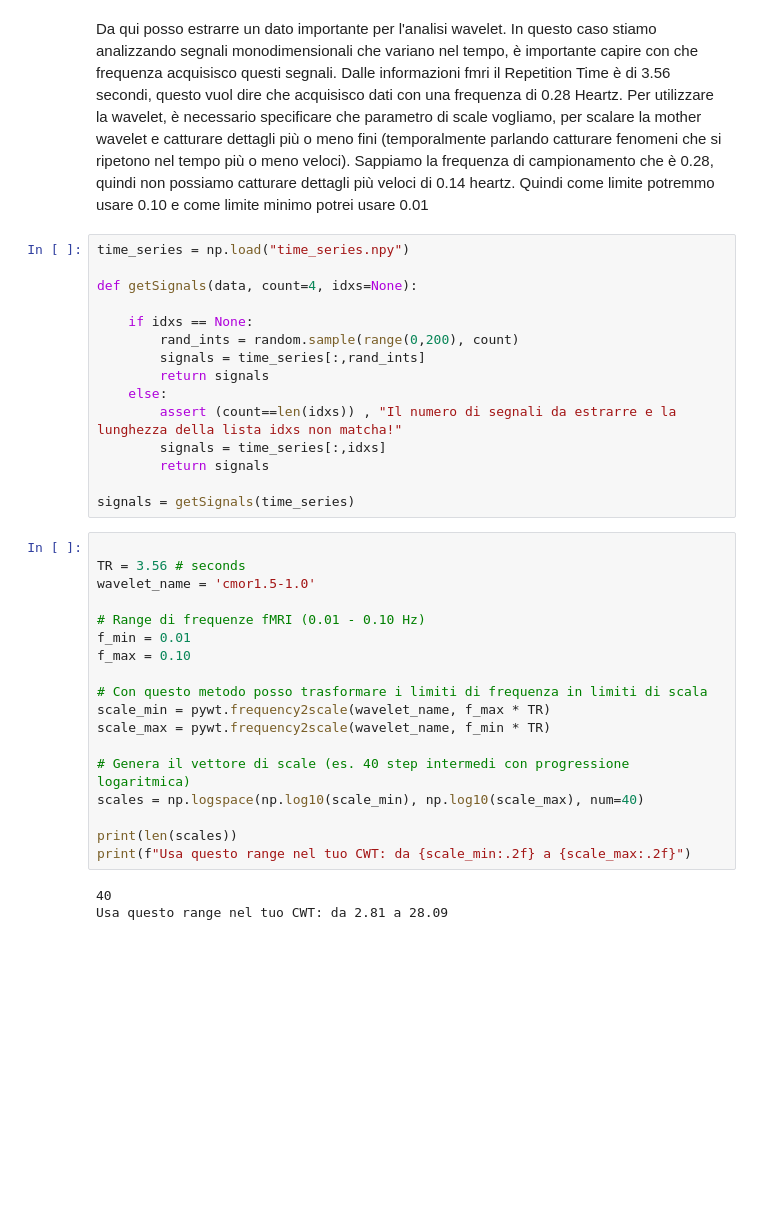
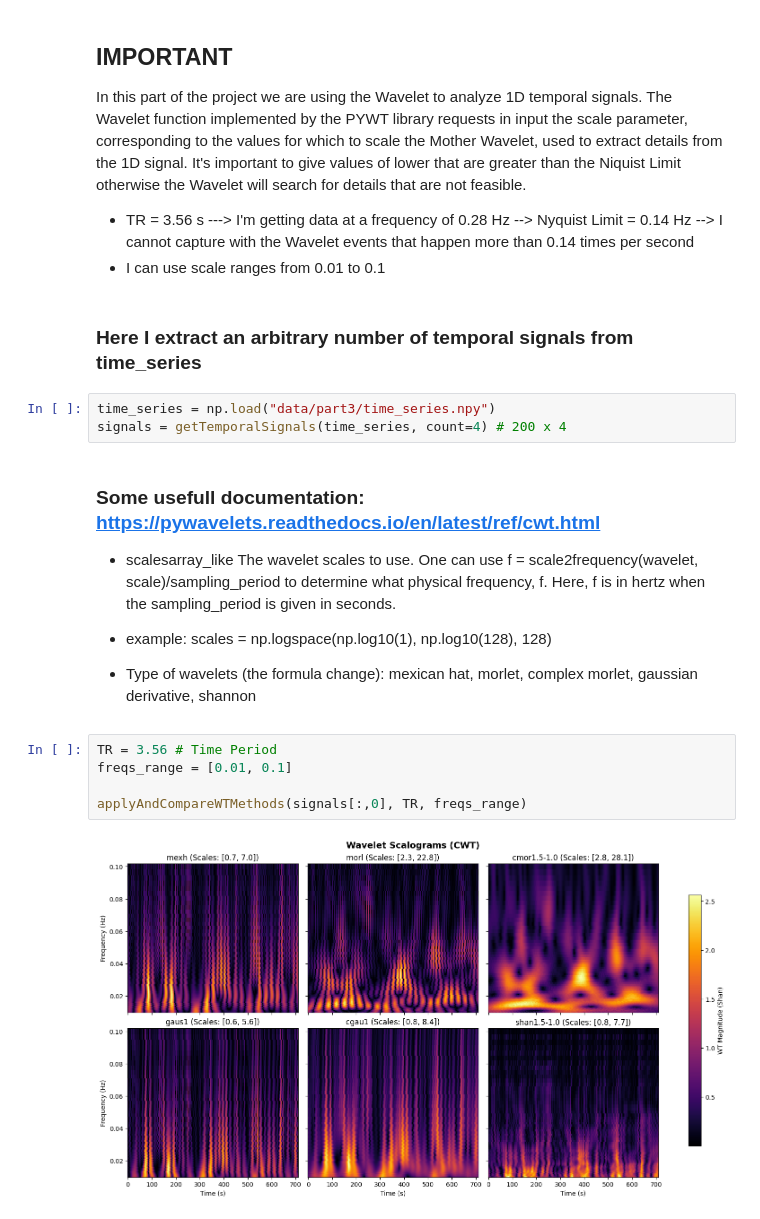
Before and after one commit to tommydelu/MRI-analysis-pipeline, a Jupyter notebook: 4_wavelet_analysis.ipynb, the cells around one changed output. Saved outputs shown, nothing was run; the diff lists cells and outputs as text; blank space fills up the shorter version.

Commit message:
implemented different WT type + improved plot to see differences + wavelet functions

```diff
--- a/4_wavelet_analysis.ipynb
+++ b/4_wavelet_analysis.ipynb
@@ -20,40 +24,29 @@ Dimensions of the NIfTI image: [  4  91 109  91]
 Dimensions of NIfTI img data: (91, 109, 91, 200)
 Voxel size (mm): (2.0, 2.0, 2.0, 3.56)
 # %% [markdown]
-Da qui posso estrarre un dato importante per l'analisi wavelet. In questo caso stiamo analizzando segnali monodimensionali che variano nel tempo, è importante capire con che frequenza acquisisco questi segnali. Dalle informazioni fmri il Repetition Time è di 3.56 secondi, questo vuol dire che acquisisco dati con una frequenza di 0.28 Heartz. Per utilizzare la wavelet, è necessario specificare che parametro di scale vogliamo, per scalare la mother wavelet e catturare dettagli più o meno fini (temporalmente parlando catturare fenomeni che si ripetono nel tempo più o meno veloci). Sappiamo la frequenza di campionamento che è 0.28, quindi non possiamo catturare dettagli più veloci di 0.14 heartz. Quindi come limite potremmo usare 0.10 e come limite minimo potrei usare 0.01
+## IMPORTANT
+
+In this part of the project we are using the Wavelet to analyze 1D temporal signals. The Wavelet function implemented by the PYWT library requests in input the scale parameter, corresponding to the values for which to scale the Mother Wavelet, used to extract details from the 1D signal. It's important to give values of lower that are greater than the Niquist Limit otherwise the Wavelet will search for details that are not feasible.
+- TR = 3.56 s ---> I'm getting data at a frequency of 0.28 Hz --> Nyquist Limit = 0.14 Hz --> I cannot capture with the Wavelet events that happen more than 0.14 times per second
+- I can use scale ranges from 0.01 to 0.1
+# %% [markdown]
+### Here I extract an arbitrary number of temporal signals from time_series
 # %%
-time_series = np.load("time_series.npy")
-
-def getSignals(data, count=4, idxs=None):
-
-    if idxs == None:
-        rand_ints = random.sample(range(0,200), count)
-        signals = time_series[:,rand_ints]
-        return signals
-    else:
-        assert (count==len(idxs)) , "Il numero di segnali da estrarre e la lunghezza della lista idxs non matcha!"
-        signals = time_series[:,idxs]
-        return signals
-
-signals = getSignals(time_series)
+time_series = np.load("data/part3/time_series.npy")
+signals = getTemporalSignals(time_series, count=4) # 200 x 4
+# %% [markdown]
+### Some usefull documentation: https://pywavelets.readthedocs.io/en/latest/ref/cwt.html
+
+- scalesarray_like
+    The wavelet scales to use. One can use f = scale2frequency(wavelet, scale)/sampling_period to determine what physical frequency, f. Here, f is in hertz when the sampling_period is given in seconds.
+
+- example: scales = np.logspace(np.log10(1), np.log10(128), 128)
+
+- Type of wavelets (the formula change): mexican hat, morlet, complex morlet, gaussian derivative, shannon
 # %%
+TR = 3.56 # Time Period
+freqs_range = [0.01, 0.1]
 
-TR = 3.56 # seconds
-wavelet_name = 'cmor1.5-1.0'
-
-# Range di frequenze fMRI (0.01 - 0.10 Hz)
-f_min = 0.01
-f_max = 0.10
-
-# Con questo metodo posso trasformare i limiti di frequenza in limiti di scala
-scale_min = pywt.frequency2scale(wavelet_name, f_max * TR)
-scale_max = pywt.frequency2scale(wavelet_name, f_min * TR)
-
-# Genera il vettore di scale (es. 40 step intermedi con progressione logaritmica)
-scales = np.logspace(np.log10(scale_min), np.log10(scale_max), num=40)
-
-print(len(scales))
-print(f"Usa questo range nel tuo CWT: da {scale_min:.2f} a {scale_max:.2f}")
+applyAndCompareWTMethods(signals[:,0], TR, freqs_range)
 # %% [output]
-40
-Usa questo range nel tuo CWT: da 2.81 a 28.09
+[figure, added]
```
Also changed, not shown: parts of 8 cells of this notebook, 2 other files.
